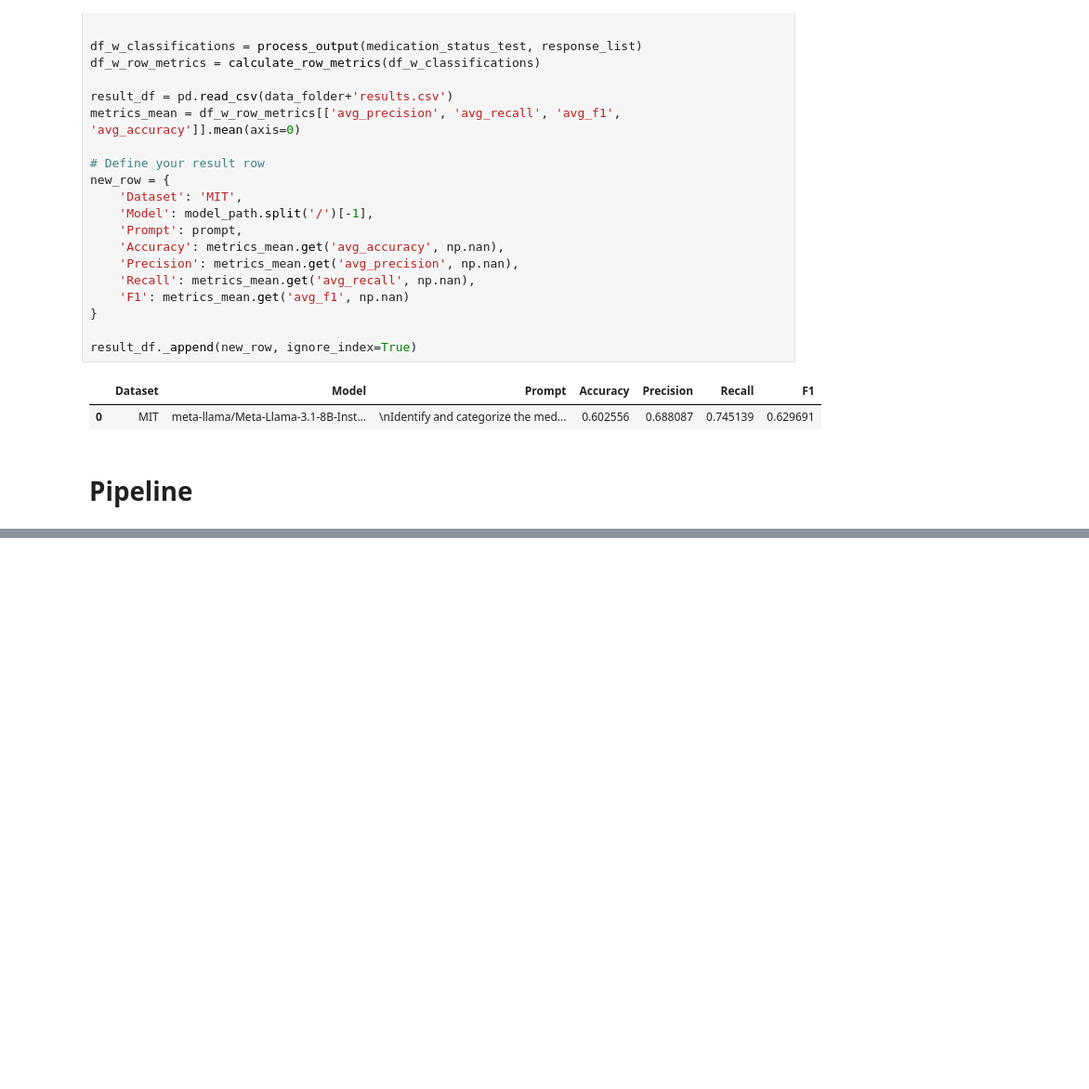
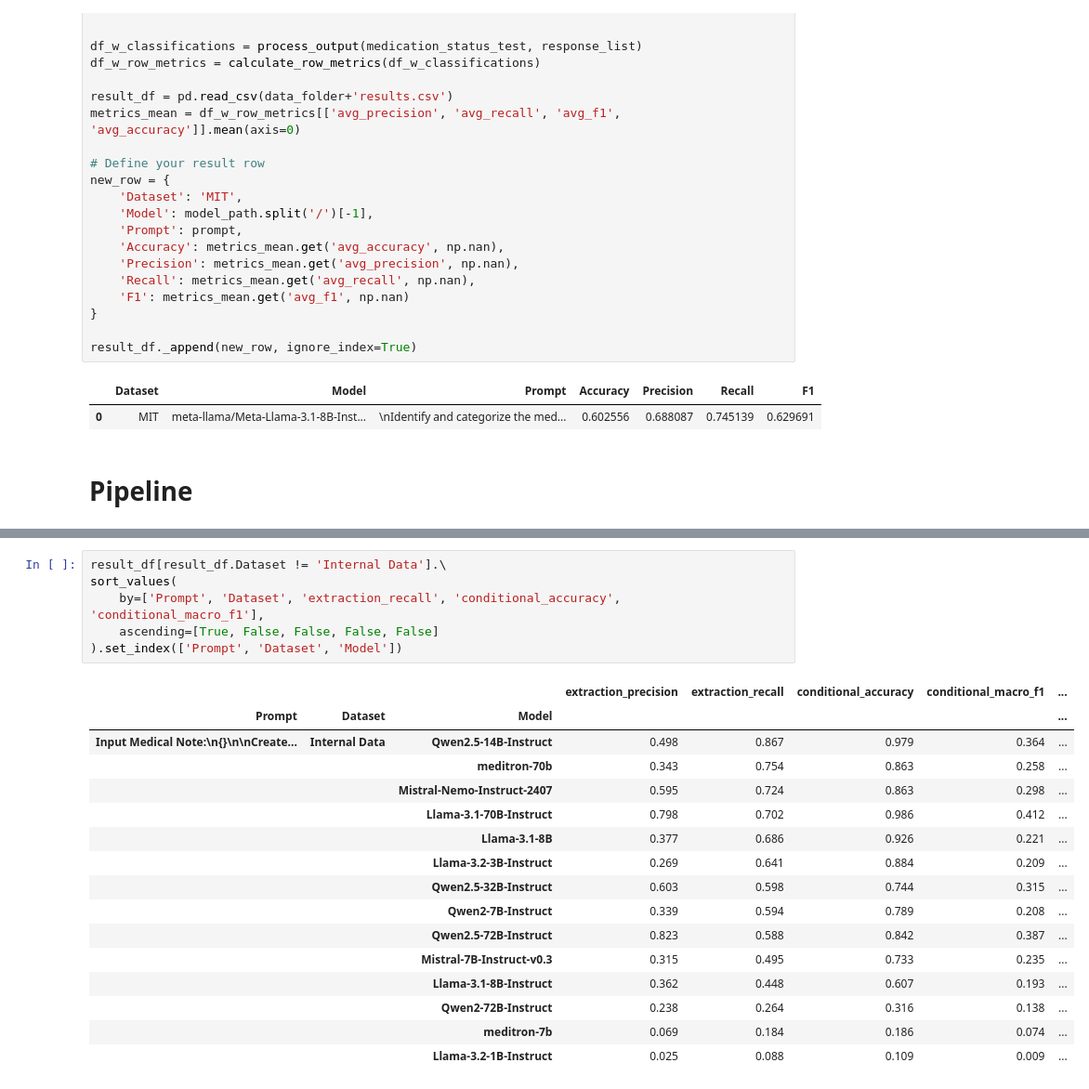
Before and after one commit to shaochon/HDS-BWH_Capstone, a Jupyter notebook: baseline.ipynb, the cells around one changed output, grey strips where cells are left out. Shown: that part at 93% size. Saved outputs shown, nothing was run; the diff lists cells and outputs as text; blank space fills up the shorter version.

```diff
--- a/baseline.ipynb
+++ b/baseline.ipynb
@@ -671,0 +873,23 @@ result_df
+# %%
+result_df[result_df.Dataset != 'Internal Data'].\
+sort_values(
+    by=['Prompt', 'Dataset', 'extraction_recall', 'conditional_accuracy', 'conditional_macro_f1'],
+    ascending=[True, False, False, False, False]
+).set_index(['Prompt', 'Dataset', 'Model'])
+# %% [output]
+|  |  |  | extraction_precision | extraction_recall | conditional_accuracy | conditional_macro_f1 | ... |
+| Prompt | Dataset | Model |  |  |  |  | ... |
+| Input Medical Note:\n{}\n\nCreate... | Internal Data | Qwen2.5-14B-Instruct | 0.498 | 0.867 | 0.979 | 0.364 | ... |
+|  |  | meditron-70b | 0.343 | 0.754 | 0.863 | 0.258 | ... |
+|  |  | Mistral-Nemo-Instruct-2407 | 0.595 | 0.724 | 0.863 | 0.298 | ... |
+|  |  | Llama-3.1-70B-Instruct | 0.798 | 0.702 | 0.986 | 0.412 | ... |
+|  |  | Llama-3.1-8B | 0.377 | 0.686 | 0.926 | 0.221 | ... |
+|  |  | Llama-3.2-3B-Instruct | 0.269 | 0.641 | 0.884 | 0.209 | ... |
+|  |  | Qwen2.5-32B-Instruct | 0.603 | 0.598 | 0.744 | 0.315 | ... |
+|  |  | Qwen2-7B-Instruct | 0.339 | 0.594 | 0.789 | 0.208 | ... |
+|  |  | Qwen2.5-72B-Instruct | 0.823 | 0.588 | 0.842 | 0.387 | ... |
+|  |  | Mistral-7B-Instruct-v0.3 | 0.315 | 0.495 | 0.733 | 0.235 | ... |
+|  |  | Llama-3.1-8B-Instruct | 0.362 | 0.448 | 0.607 | 0.193 | ... |
+|  |  | Qwen2-72B-Instruct | 0.238 | 0.264 | 0.316 | 0.138 | ... |
+|  |  | meditron-7b | 0.069 | 0.184 | 0.186 | 0.074 | ... |
+|  |  | Llama-3.2-1B-Instruct | 0.025 | 0.088 | 0.109 | 0.009 | ... |
```
Also changed, not shown: parts of 9 cells of this notebook, 7 other files.
